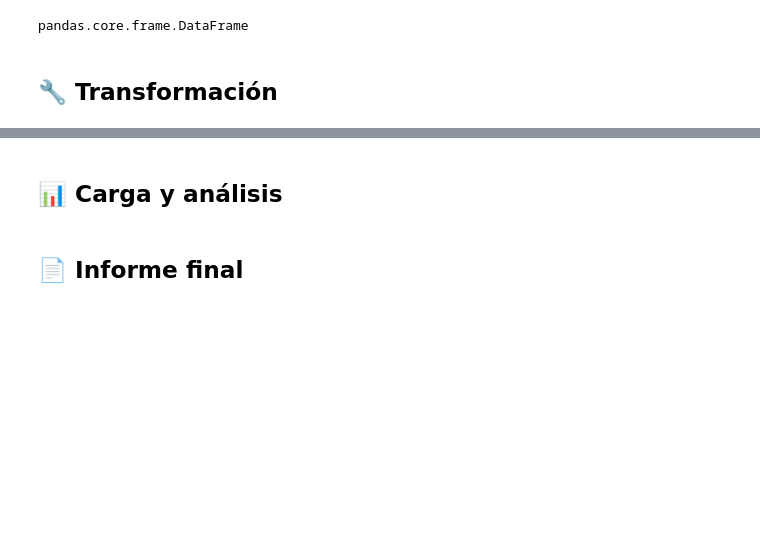
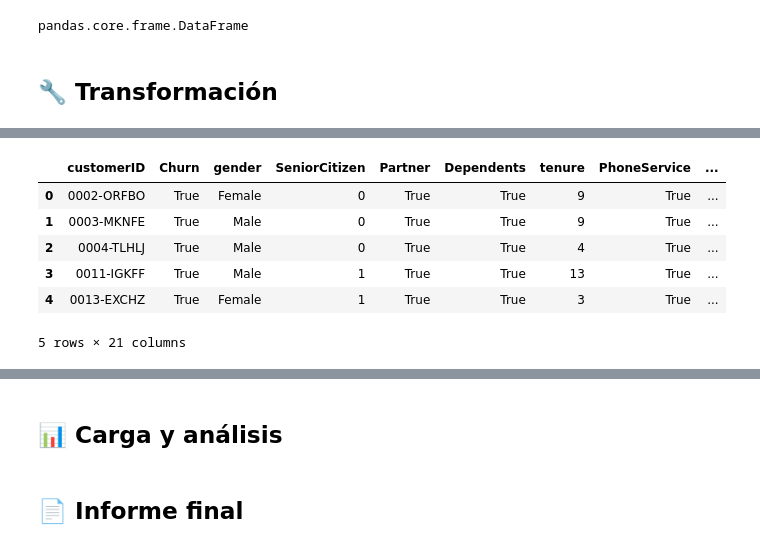
Before and after one commit to JosePater/ONE-TelecomX-Part-1, a Jupyter notebook: ONE_Challenge_TelecomX_1.ipynb, the cells around one changed output, grey strips where cells are left out. Cells and saved outputs as stored; diff of their text form; code cells hidden in the pictures; blank space fills up the shorter version.

```diff
--- a/ONE_Challenge_TelecomX_1.ipynb
+++ b/ONE_Challenge_TelecomX_1.ipynb
@@ -39,0 +258,11 @@ pandas.core.frame.DataFrame
+# %%
+# Crear  la listas de campos que contengan más de 2 opciones
+col_no_binario = ['OnlineSecurity', 'OnlineBackup', 'DeviceProtection',
+                  'TechSupport', 'StreamingTV', 'MultipleLines',
+                  'StreamingMovies']
+
+# Reemplazar valor No internet service, No phone service
+for i in col_no_binario:
+  telecom_df[i] = telecom_df[i].replace(['No internet service', 'No phone service'], 'No')
+
+telecom_df[['OnlineSecurity', 'OnlineBackup', 'DeviceProtection', 'TechSupport', 'StreamingTV', 'MultipleLines','StreamingMovies']].sample(6)
@@ -39,0 +277,4 @@ pandas.core.frame.DataFrame
+# %%
+# Transformar tipo de dato a booleano
+telecom_df[col_no_binario] = telecom_df[col_no_binario].astype(np.bool)
+telecom_df.info()
@@ -39,0 +311,10 @@ pandas.core.frame.DataFrame
+# %%
+telecom_df.head()
+# %% [output]
+|  | customerID | Churn | gender | SeniorCitizen | Partner | Dependents | tenure | PhoneService | ... |
+| 0 | 0002-ORFBO | True | Female | 0 | True | True | 9 | True | ... |
+| 1 | 0003-MKNFE | True | Male | 0 | True | True | 9 | True | ... |
+| 2 | 0004-TLHLJ | True | Male | 0 | True | True | 4 | True | ... |
+| 3 | 0011-IGKFF | True | Male | 1 | True | True | 13 | True | ... |
+| 4 | 0013-EXCHZ | True | Female | 1 | True | True | 3 | True | ... |
+5 rows × 21 columns
```
Also changed, not shown: parts of 29 cells of this notebook.
